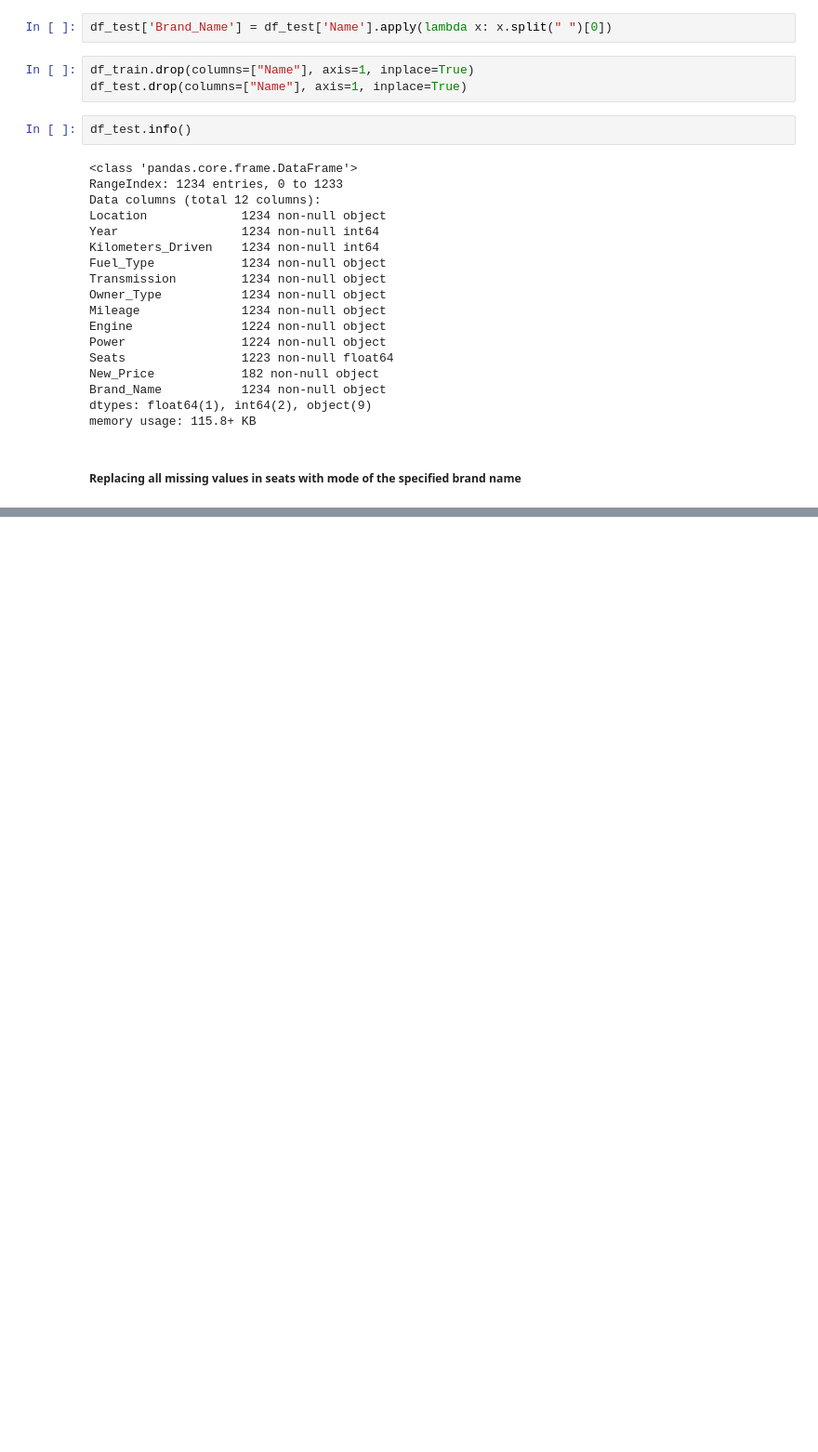
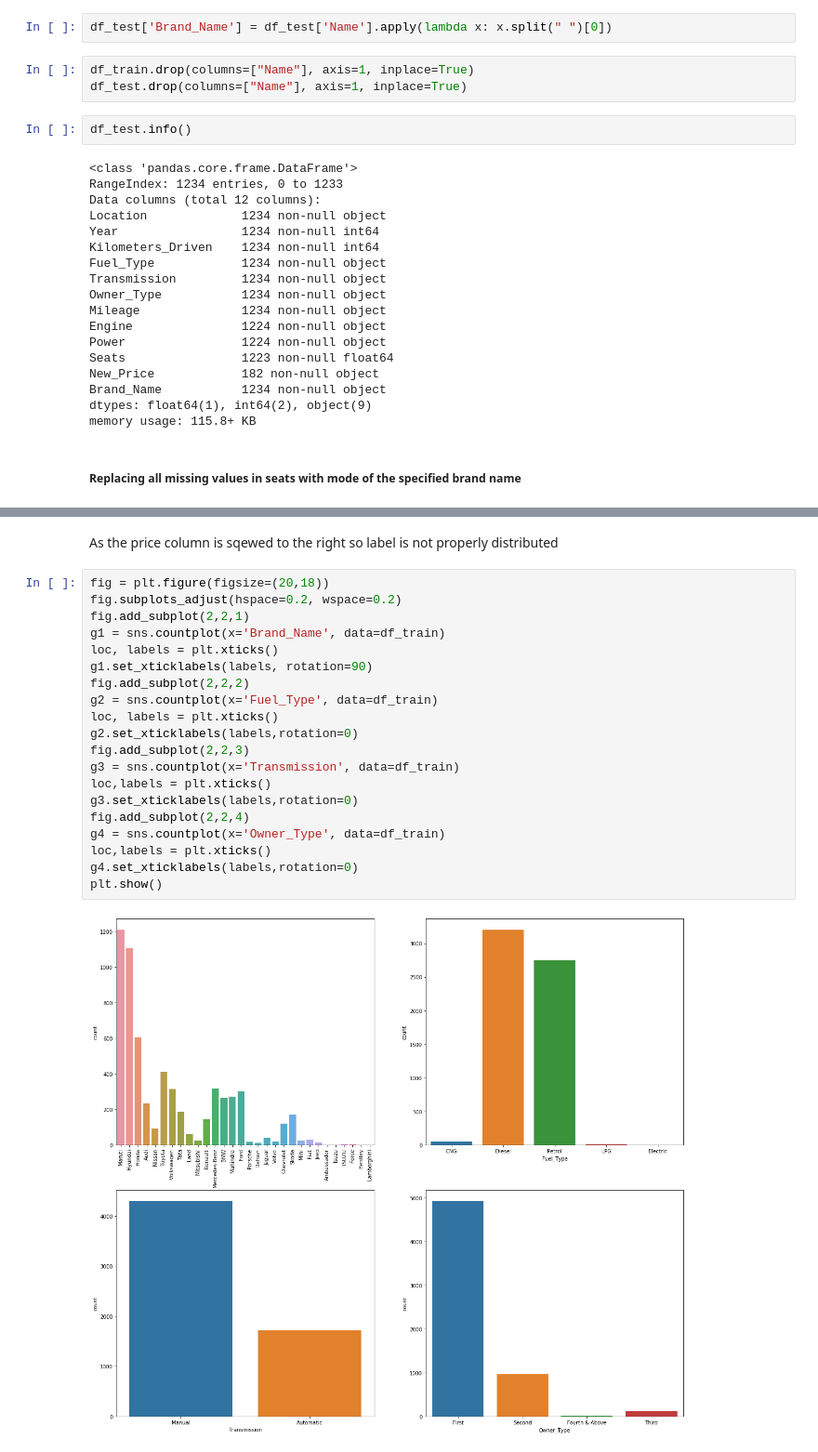
Before and after one commit to safiurrrehman/Predicting-Used-Cars-Prices, a Jupyter notebook: Predicting Used Car Price.ipynb, the cells around one changed output, grey strips where cells are left out. Shown: that part at 93% size. Cells and saved outputs as stored; diff of their text form; blank space fills up the shorter version.

```diff
--- a/Predicting Used Car Price.ipynb
+++ b/Predicting Used Car Price.ipynb
@@ -139,0 +229,24 @@ def fill_na_with_mode(ds, brandname)
+# %% [markdown]
+As the price column is sqewed to the right so label is not properly distributed
+# %%
+fig = plt.figure(figsize=(20,18))
+fig.subplots_adjust(hspace=0.2, wspace=0.2)
+fig.add_subplot(2,2,1)
+g1 = sns.countplot(x='Brand_Name', data=df_train)
+loc, labels = plt.xticks()
+g1.set_xticklabels(labels, rotation=90)
+fig.add_subplot(2,2,2)
+g2 = sns.countplot(x='Fuel_Type', data=df_train)
+loc, labels = plt.xticks()
+g2.set_xticklabels(labels,rotation=0)
+fig.add_subplot(2,2,3)
+g3 = sns.countplot(x='Transmission', data=df_train)
+loc,labels = plt.xticks()
+g3.set_xticklabels(labels,rotation=0)
+fig.add_subplot(2,2,4)
+g4 = sns.countplot(x='Owner_Type', data=df_train)
+loc,labels = plt.xticks()
+g4.set_xticklabels(labels,rotation=0)
+plt.show()
+# %% [output]
+[figure, added]
```
Also changed, not shown: parts of 17 cells of this notebook.
